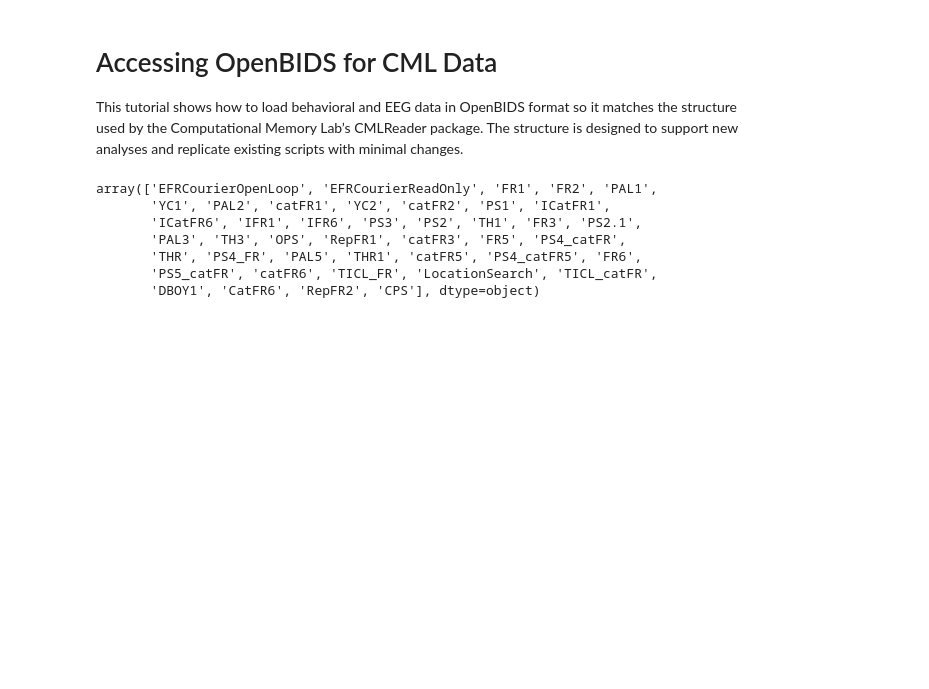
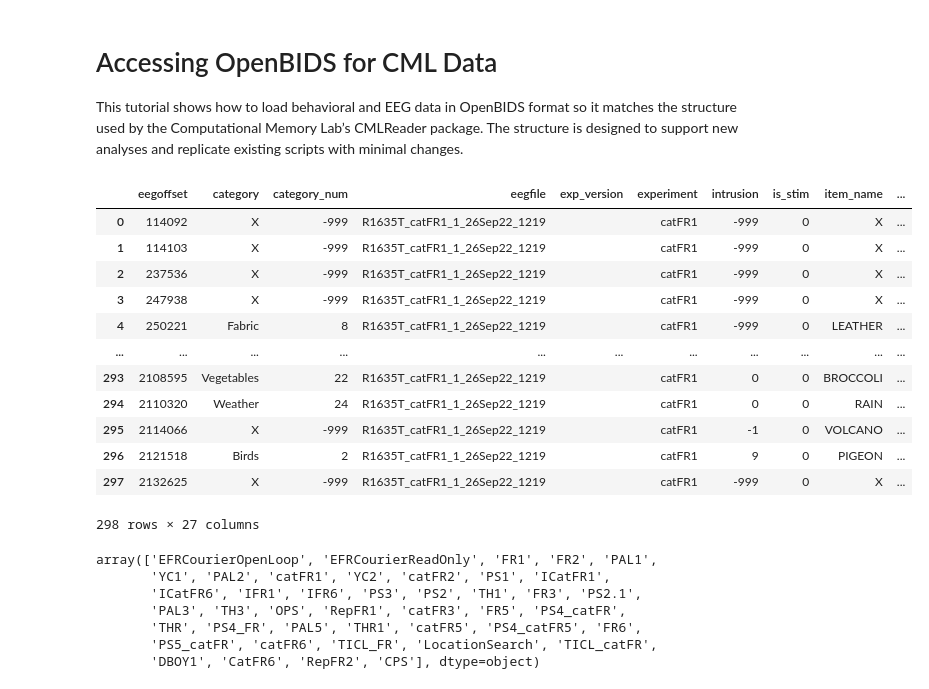
Before and after one commit to pennmem/EEGLoaderQualityCheck, a Jupyter notebook: draft/Introduction_Draft_Loading_OpenBids_CMLReaders.ipynb, the cells around one changed output. Drawn from its saved outputs; the diff is of its cells as text; code cells hidden in the pictures; blank space fills up the shorter version.

```diff
--- a/draft/Introduction_Draft_Loading_OpenBids_CMLReaders.ipynb
+++ b/draft/Introduction_Draft_Loading_OpenBids_CMLReaders.ipynb
@@ -14,6 +14,24 @@ from ptsa.data.timeseries import TimeSeries
 import sys
 sys.path.append("/home1/zrentala/bidsreader")
 from bidsreader import CMLBIDSReader
+# %%
+evs = cml.CMLReader(subject="R1635T", experiment="catFR1", session=1).load("events")
+# %%
+evs
+# %% [output]
+|  | eegoffset | category | category_num | eegfile | exp_version | experiment | intrusion | is_stim | item_name | ... |
+| 0 | 114092 | X | -999 | R1635T_catFR1_1_26Sep22_1219 |  | catFR1 | -999 | 0 | X | ... |
+| 1 | 114103 | X | -999 | R1635T_catFR1_1_26Sep22_1219 |  | catFR1 | -999 | 0 | X | ... |
+| 2 | 237536 | X | -999 | R1635T_catFR1_1_26Sep22_1219 |  | catFR1 | -999 | 0 | X | ... |
+| 3 | 247938 | X | -999 | R1635T_catFR1_1_26Sep22_1219 |  | catFR1 | -999 | 0 | X | ... |
+| 4 | 250221 | Fabric | 8 | R1635T_catFR1_1_26Sep22_1219 |  | catFR1 | -999 | 0 | LEATHER | ... |
+| ... | ... | ... | ... | ... | ... | ... | ... | ... | ... | ... |
+| 293 | 2108595 | Vegetables | 22 | R1635T_catFR1_1_26Sep22_1219 |  | catFR1 | 0 | 0 | BROCCOLI | ... |
+| 294 | 2110320 | Weather | 24 | R1635T_catFR1_1_26Sep22_1219 |  | catFR1 | 0 | 0 | RAIN | ... |
+| 295 | 2114066 | X | -999 | R1635T_catFR1_1_26Sep22_1219 |  | catFR1 | -1 | 0 | VOLCANO | ... |
+| 296 | 2121518 | Birds | 2 | R1635T_catFR1_1_26Sep22_1219 |  | catFR1 | 9 | 0 | PIGEON | ... |
+| 297 | 2132625 | X | -999 | R1635T_catFR1_1_26Sep22_1219 |  | catFR1 | -999 | 0 | X | ... |
+298 rows × 27 columns
 # %%
 exps = cml.get_data_index('r1')['experiment'].unique()
 exps
```
Also changed, not shown: 5 other files.
